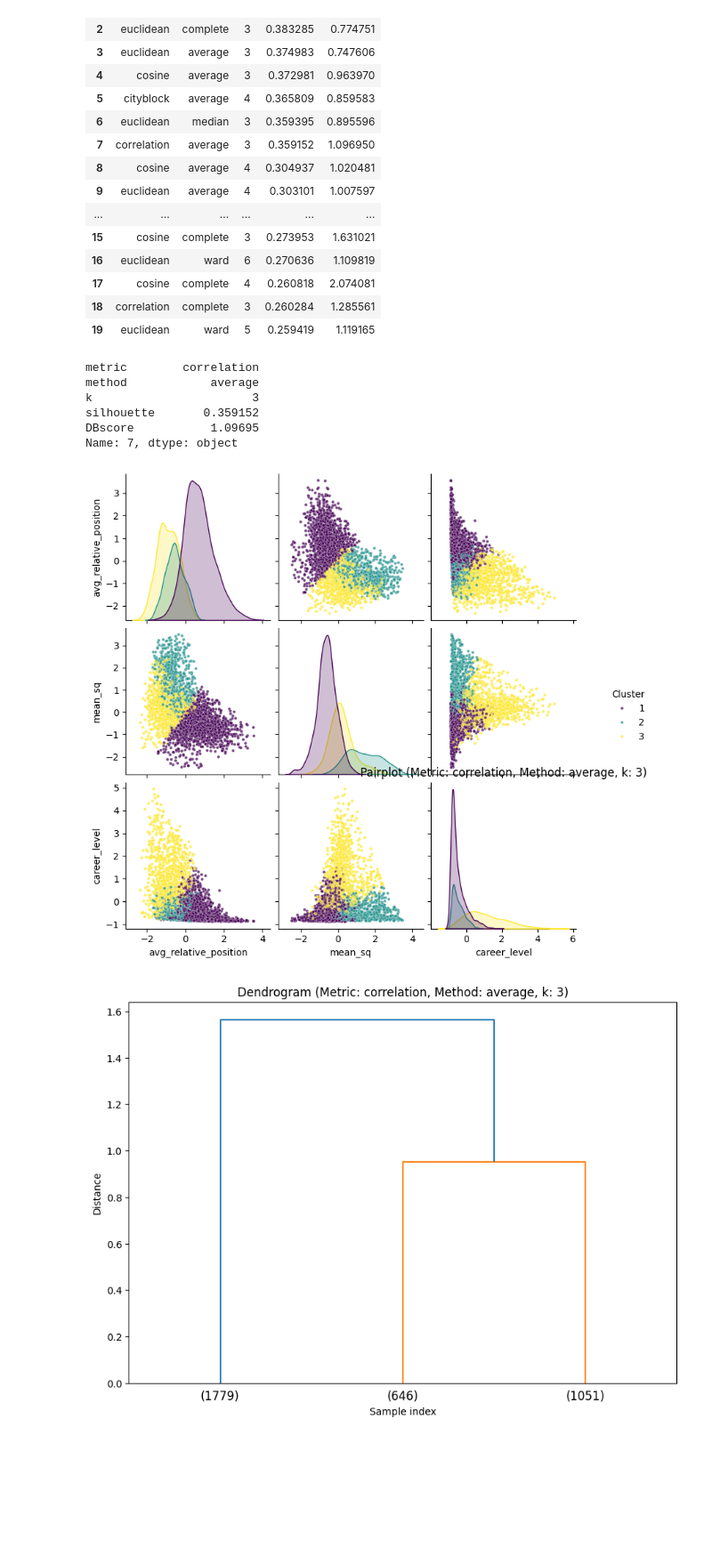
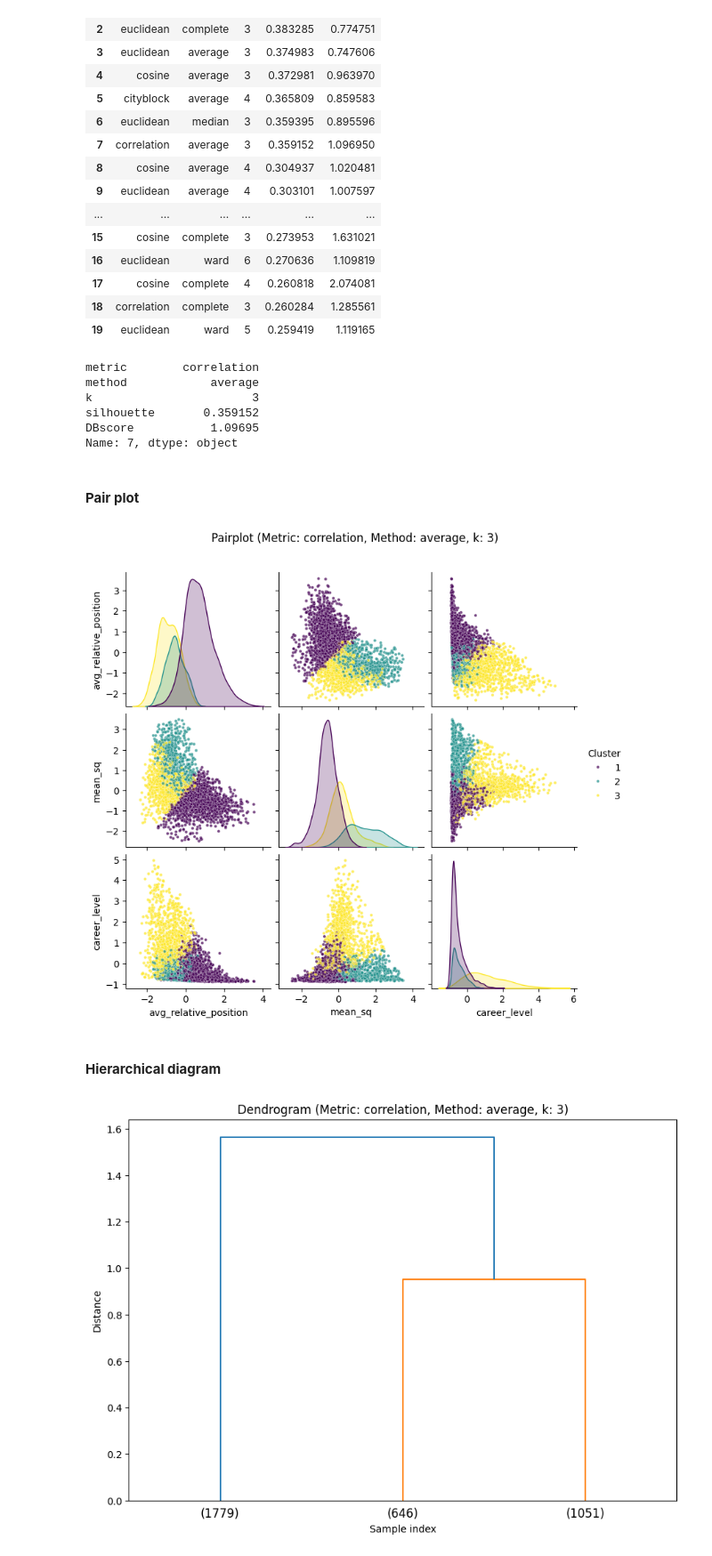
Before and after one commit to effepielle/dm_project24_group_0, a Jupyter notebook: TASK_3/hierarchical_clustering.ipynb, the cells around one changed output. Shown at 89% size. Cells and saved outputs as stored; diff of their text form; code cells hidden in the pictures; blank space fills up the shorter version.

Commit message:
cluster characterization

```diff
--- a/TASK_3/hierarchical_clustering.ipynb
+++ b/TASK_3/hierarchical_clustering.ipynb
@@ -87,3 +87,13 @@ results_df.head(20)
 | 17 | cosine | complete | 4 | 0.260818 | 2.074081 |
 | 18 | correlation | complete | 3 | 0.260284 | 1.285561 |
 | 19 | euclidean | ward | 5 | 0.259419 | 1.119165 |
+# %%
+result_choice = results_df.iloc[7]
+result_choice
+# %% [output]
+metric        correlation
+method            average
+k                       3
+silhouette       0.359152
+DBscore           1.09695
+Name: 7, dtype: object
@@ -90,26 +104,16 @@ results_df.head(20)
+# %% [markdown]
+#### **Pair plot**
 # %%
-# from pytest import mark
-# import seaborn as sns
+import seaborn as sns
 
-# # Pick the first 15 elements of results_df
-# top_15_results = results_df.head(15)
+# Create a DataFrame for plotting
+plot_df = pd.DataFrame(scaled_cyclists_df, columns=columns_to_keep)
+plot_df['Cluster'] = labels
 
-# # Plot pairplots of cluster labels for each element of top_15_results
-# for index, row in top_15_results.iterrows():
-#     distances = pdist(scaled_cyclists_df, metric=row['metric'])
-#     dlinkage = linkage(distances, metric=row['metric'], method=row['method'])
-#     labels = fcluster(dlinkage, row['k'], criterion='maxclust')
-#     plot_df['Cluster'] = labels
-#     sns.pairplot(plot_df, hue='Cluster', palette='viridis', markers='o', plot_kws={'alpha':0.7, 's': 10})
-#     plt.title(f"Metric: {row['metric']}, Method: {row['method']}, k: {row['k']}")
-#     plt.show()
+# Plot pairplot
+sns.pairplot(plot_df, hue='Cluster', palette='viridis', markers='o', plot_kws={'alpha':0.7, 's': 10})
+plt.subplots_adjust(top=0.9)
+plt.suptitle(f"Pairplot (Metric: {result_choice['metric']}, Method: {result_choice['method']}, k: {result_choice['k']})")
+plt.show()
+# %% [output]
+[figure, added]
-# %%
-result_choice = results_df.iloc[7] #7
-result_choice
-# %% [output]
-metric        correlation
-method            average
-k                       3
-silhouette       0.359152
-DBscore           1.09695
-Name: 7, dtype: object
@@ -121,14 +120,5 @@ labels = fcluster(dlinkage, result_choice['k'], criterion='maxclust')
-# %%
-# Create a DataFrame for plotting
-plot_df = pd.DataFrame(scaled_cyclists_df, columns=columns_to_keep)
-plot_df['Cluster'] = labels
-
-# Plot pairplot
-sns.pairplot(plot_df, hue='Cluster', palette='viridis', markers='o', plot_kws={'alpha':0.7, 's': 10})
-plt.title(f"Pairplot (Metric: {result_choice['metric']}, Method: {result_choice['method']}, k: {result_choice['k']})")
-plt.show()
-# %% [output]
-[figure, removed]
+# %% [markdown]
+#### **Hierarchical diagram**
 # %%
 plt.figure(figsize=(10, 7))
 plt.title(f"Dendrogram (Metric: {result_choice['metric']}, Method: {result_choice['method']}, k: {result_choice['k']})")
```
Also changed, not shown: parts of 12 cells of this notebook, 3 other files.
